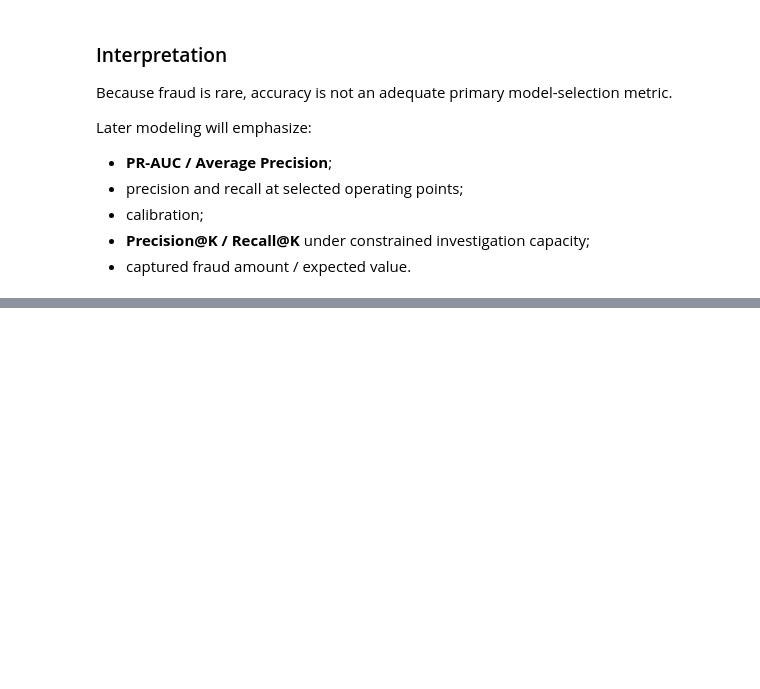
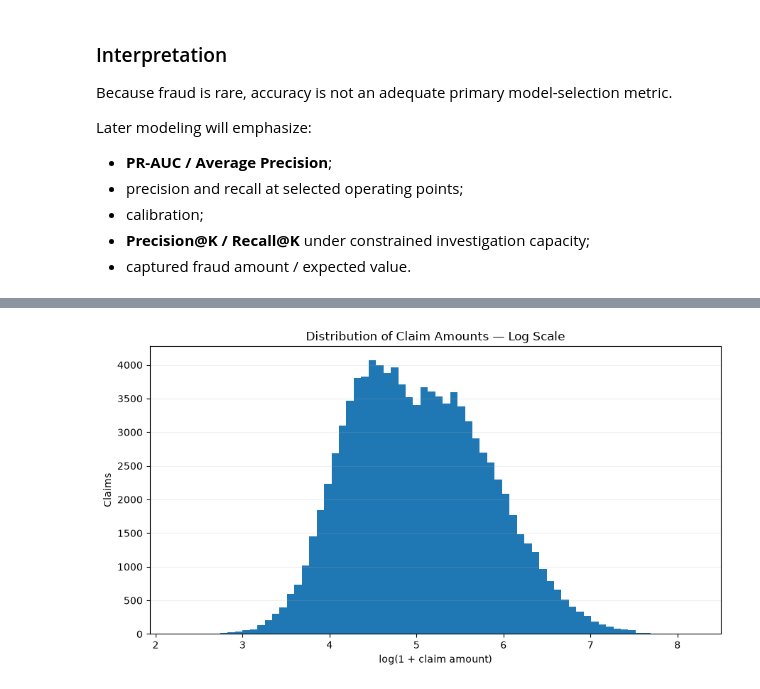
Before and after one commit to Simo-Mesbahi/Fraud-risk-model, a Jupyter notebook: notebooks/02_exploratory_data_analysis.ipynb, the cells around one changed output, grey strips where cells are left out. Saved outputs shown, nothing was run; the diff lists cells and outputs as text; code cells hidden in the pictures; blank space fills up the shorter version.

```diff
--- a/notebooks/02_exploratory_data_analysis.ipynb
+++ b/notebooks/02_exploratory_data_analysis.ipynb
@@ -539,0 +597,14 @@ dtype: float64
+# %%
+valid_amounts = claims.loc[claims["claim_amount"] > 0, "claim_amount"]
+
+fig, ax = plt.subplots(figsize=(9, 5))
+ax.hist(np.log1p(valid_amounts), bins=70)
+ax.set_title("Distribution of Claim Amounts — Log Scale")
+ax.set_xlabel("log(1 + claim amount)")
+ax.set_ylabel("Claims")
+ax.grid(axis="y", alpha=0.2)
+plt.tight_layout()
+save_figure(fig, "03_claim_amount_log_distribution")
+plt.show()
+# %% [output]
+[figure, added]
```
Also changed, not shown: parts of 90 cells of this notebook, 49 other files.
